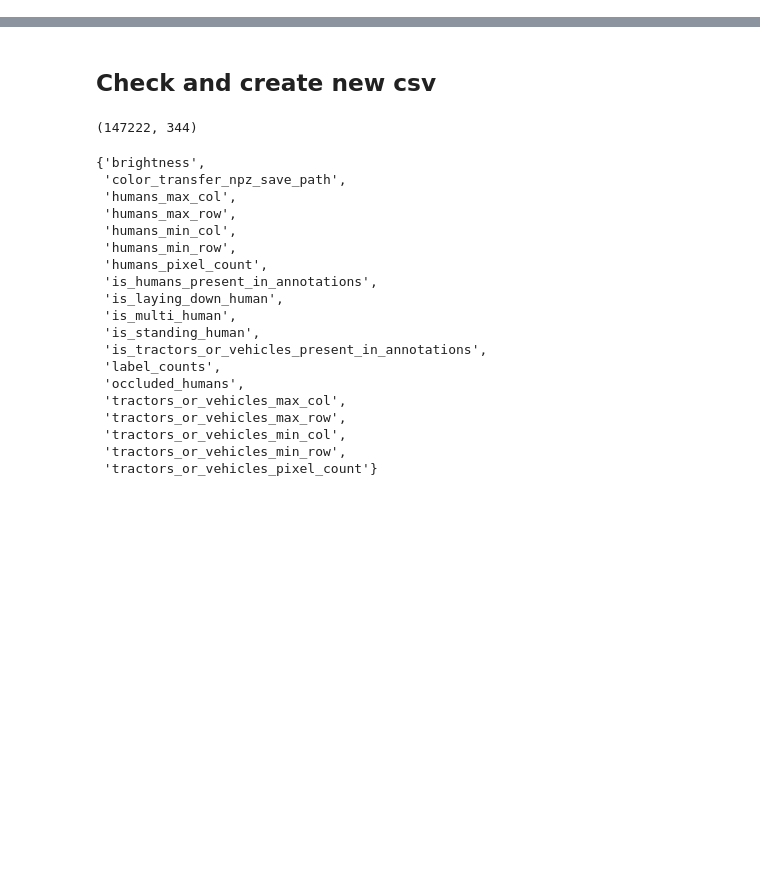
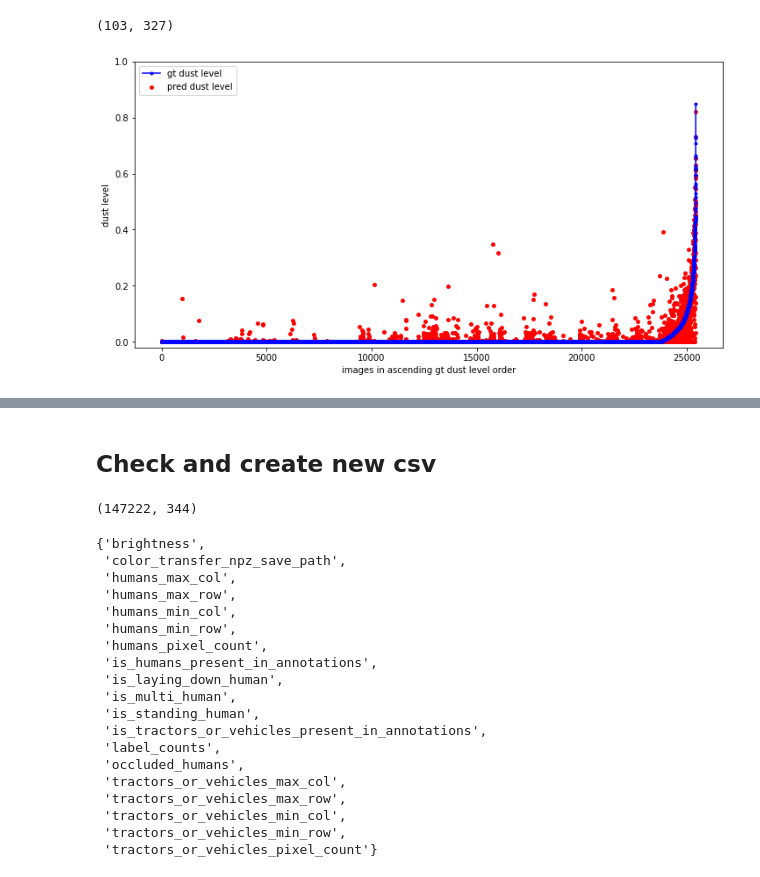
Before and after one commit to liyubrt/notebooks, a Jupyter notebook: check_label.ipynb, the cells around one changed output, grey strips where cells are left out. Cells and saved outputs as stored; diff of their text form; code cells hidden in the pictures; blank space fills up the shorter version.

```diff
--- a/check_label.ipynb
+++ b/check_label.ipynb
@@ -37,0 +36,8 @@ df.shape
+# %%
+# pred_dir = '/data/jupiter/li.yu/exps/driveable_terrain_model/20676_r2_rgb_bigdecay_biglr/halo_rgb_stereo_sample_train_2000'
+pred_dir = '/data/jupiter/li.yu/exps/driveable_terrain_model/20676_r2_rgb_bigdecay_biglr/halo_rgb_stereo_test_v6_1'
+pred_df = pd.read_csv(os.path.join(pred_dir, 'output.csv'))
+dust_df = pd.read_csv(os.path.join(pred_dir, 'dust_ratio.csv'))
+print(pred_df.shape, dust_df.shape)
+df = df.merge(pred_df[['unique_id', 'state']], on='unique_id').merge(dust_df[['unique_id', 'gt_dust_ratio', 'total_averaged_dust_conf', 'total_thresholded_dust_ratio']], on='unique_id')
+print(df.shape)
@@ -38,3 +53,33 @@ df.shape
+# %%
+df2 = df[(df.gt_dust_ratio > 0.1) & (df.total_thresholded_dust_ratio < 0.1)]
+df2.shape
+# %% [output]
+(103, 327)
+# %%
+df2 = df.sort_values(by='gt_dust_ratio')
+gt_ratios = df2.gt_dust_ratio.to_list()
+pred_ratios = df2.total_thresholded_dust_ratio.to_list()
+
+plt.figure(1, figsize=(12, 6))
+plt.plot(range(len(gt_ratios)), gt_ratios, c='b', marker=".", label='gt dust level')
+plt.scatter(range(len(gt_ratios)), pred_ratios, s=15, c='r', marker="o", label='pred dust level')
+plot_human_state = False
+if plot_human_state:
+    tp_ids, fn_ids = [], []
+    for i,row in df.iterrows():
+        if row.state_y == 'true_positive':
+            tp_ids.append(i)
+        if row.state_y == 'false_negative':
+            fn_ids.append(i)
+    plt.scatter(tp_ids, [0.4] * len(tp_ids), s=20, c='g', marker="o", label='pred human TP')
+    plt.scatter(fn_ids, [0.6] * len(fn_ids), s=20, c='purple', marker="o", label='pred human FN')
+plt.legend(loc='upper left')
+plt.ylim([-0.02, 1.0])
+plt.xlabel('images in ascending gt dust level order')
+plt.ylabel('dust level')
+plt.show()
+# %% [output]
+[figure, added]
 # %%
 # sub_df = df2[df2.camera_pod == 'implement_pod'].sample(5)
 # sub_df = df[(~df.unique_id.isin(negative_ids)) & (df.unique_id.isin(negative_ids_depth30))].sample(2)
```
Also changed, not shown: parts of 24 cells of this notebook, 3 other files.
